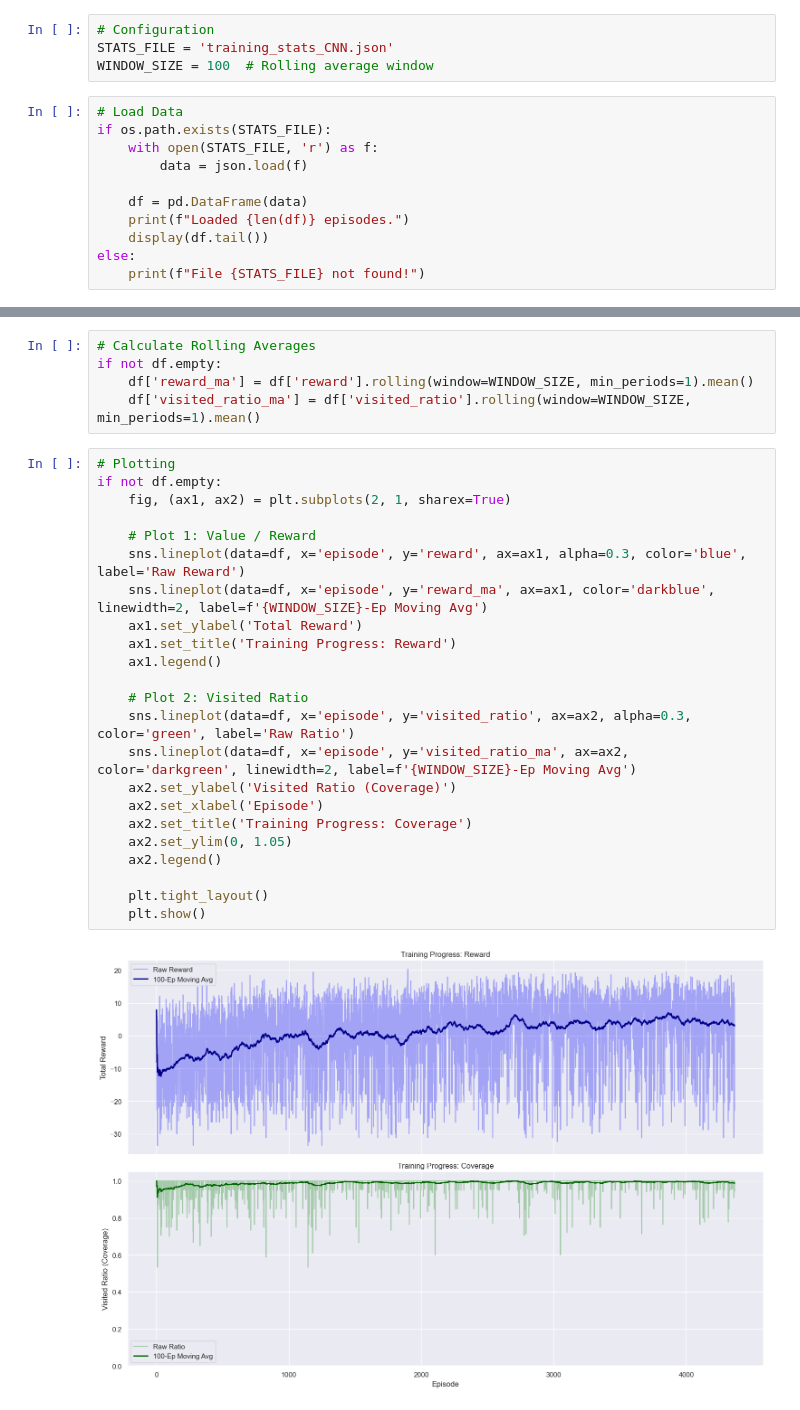
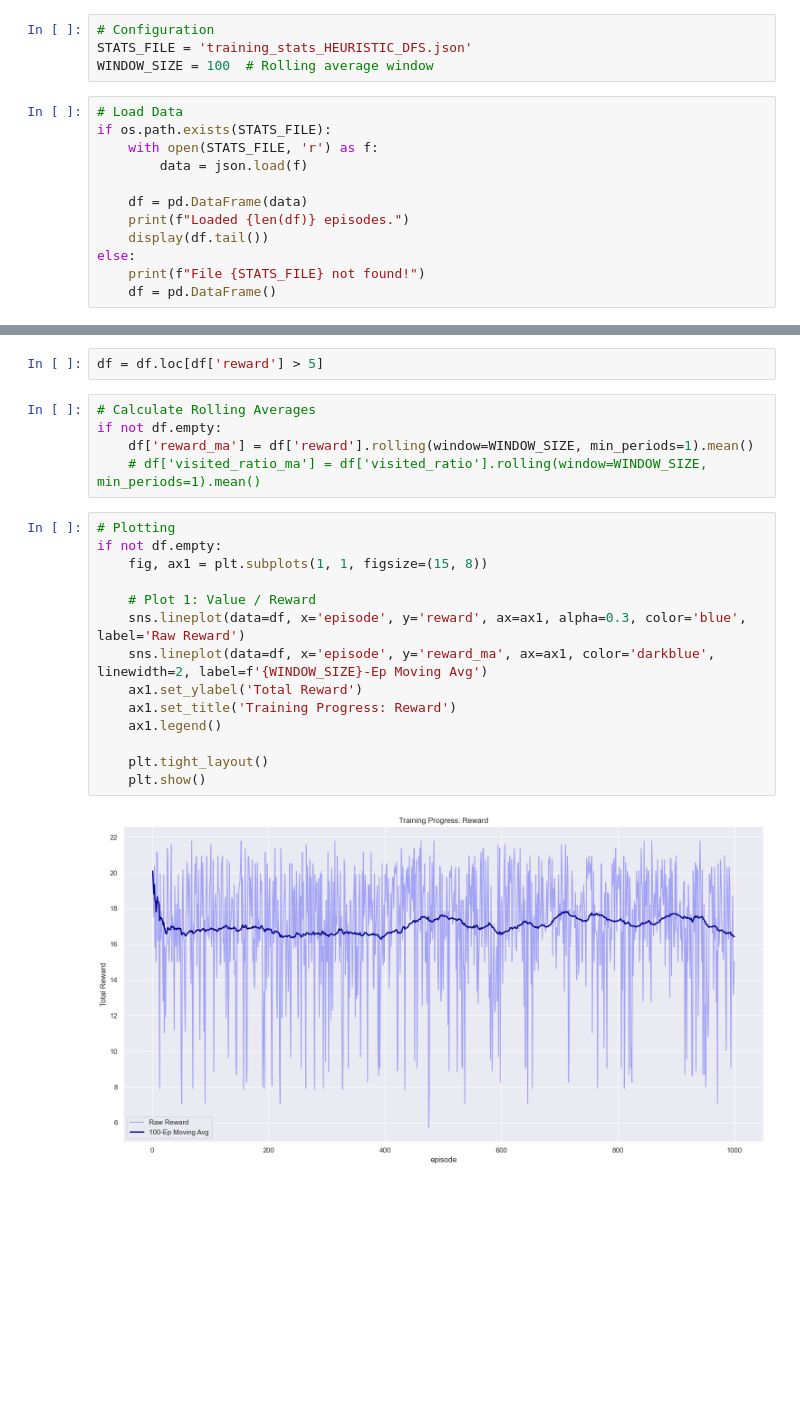
Before and after one commit to WindowsKonon1337/RLProjects, a Jupyter notebook: Prj1/visualize_stats.ipynb, the cells around one changed output, grey strips where cells are left out. Saved outputs shown, nothing was run; the diff lists cells and outputs as text; blank space fills up the shorter version.

Commit message:
description for Classical Reinforce CNN Heuristic

```diff
--- a/Prj1/visualize_stats.ipynb
+++ b/Prj1/visualize_stats.ipynb
@@ -16,7 +15,7 @@ plt.rcParams['figure.figsize'] = (15, 10)
 plt.rcParams['font.size'] = 12
 # %%
 # Configuration
-STATS_FILE = 'training_stats_CNN.json'
+STATS_FILE = 'training_stats_HEURISTIC_DFS.json'
 WINDOW_SIZE = 100  # Rolling average window
 # %%
 # Load Data
@@ -29,4 +28,5 @@ if os.path.exists(STATS_FILE):
     display(df.tail())
 else:
     print(f"File {STATS_FILE} not found!")
+    df = pd.DataFrame()
 # %% [output]
@@ -40,30 +42,23 @@ Loaded 4365 episodes.
+# %%
+df = df.loc[df['reward'] > 5]
 # %%
 # Calculate Rolling Averages
 if not df.empty:
     df['reward_ma'] = df['reward'].rolling(window=WINDOW_SIZE, min_periods=1).mean()
-    df['visited_ratio_ma'] = df['visited_ratio'].rolling(window=WINDOW_SIZE, min_periods=1).mean()
+    # df['visited_ratio_ma'] = df['visited_ratio'].rolling(window=WINDOW_SIZE, min_periods=1).mean()
 # %%
 # Plotting
 if not df.empty:
-    fig, (ax1, ax2) = plt.subplots(2, 1, sharex=True)
+    fig, ax1 = plt.subplots(1, 1, figsize=(15, 8))
 
     # Plot 1: Value / Reward
     sns.lineplot(data=df, x='episode', y='reward', ax=ax1, alpha=0.3, color='blue', label='Raw Reward')
     sns.lineplot(data=df, x='episode', y='reward_ma', ax=ax1, color='darkblue', linewidth=2, label=f'{WINDOW_SIZE}-Ep Moving Avg')
     ax1.set_ylabel('Total Reward')
     ax1.set_title('Training Progress: Reward')
     ax1.legend()
 
-    # Plot 2: Visited Ratio
-    sns.lineplot(data=df, x='episode', y='visited_ratio', ax=ax2, alpha=0.3, color='green', label='Raw Ratio')
-    sns.lineplot(data=df, x='episode', y='visited_ratio_ma', ax=ax2, color='darkgreen', linewidth=2, label=f'{WINDOW_SIZE}-Ep Moving Avg')
-    ax2.set_ylabel('Visited Ratio (Coverage)')
-    ax2.set_xlabel('Episode')
-    ax2.set_title('Training Progress: Coverage')
-    ax2.set_ylim(0, 1.05)
-    ax2.legend()
-
     plt.tight_layout()
     plt.show()
 # %% [output]
-[figure, old version]
+[figure, new version]
```
Also changed, not shown: parts of 4 cells of this notebook, 11 other files.
